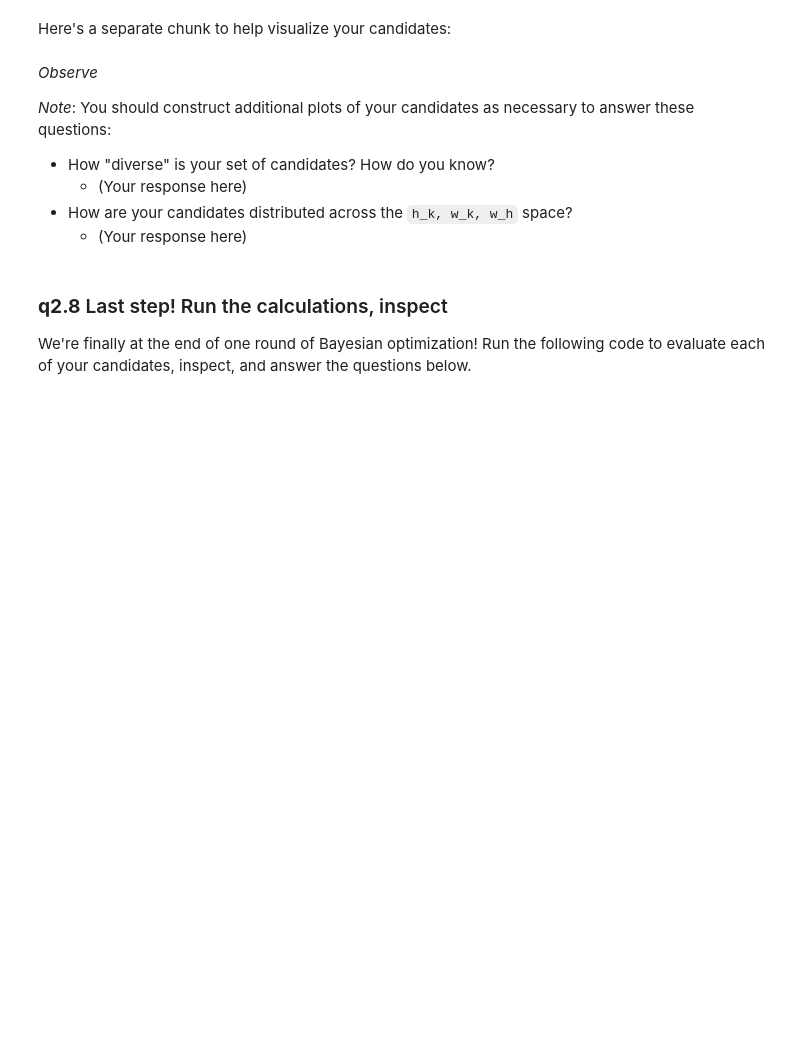
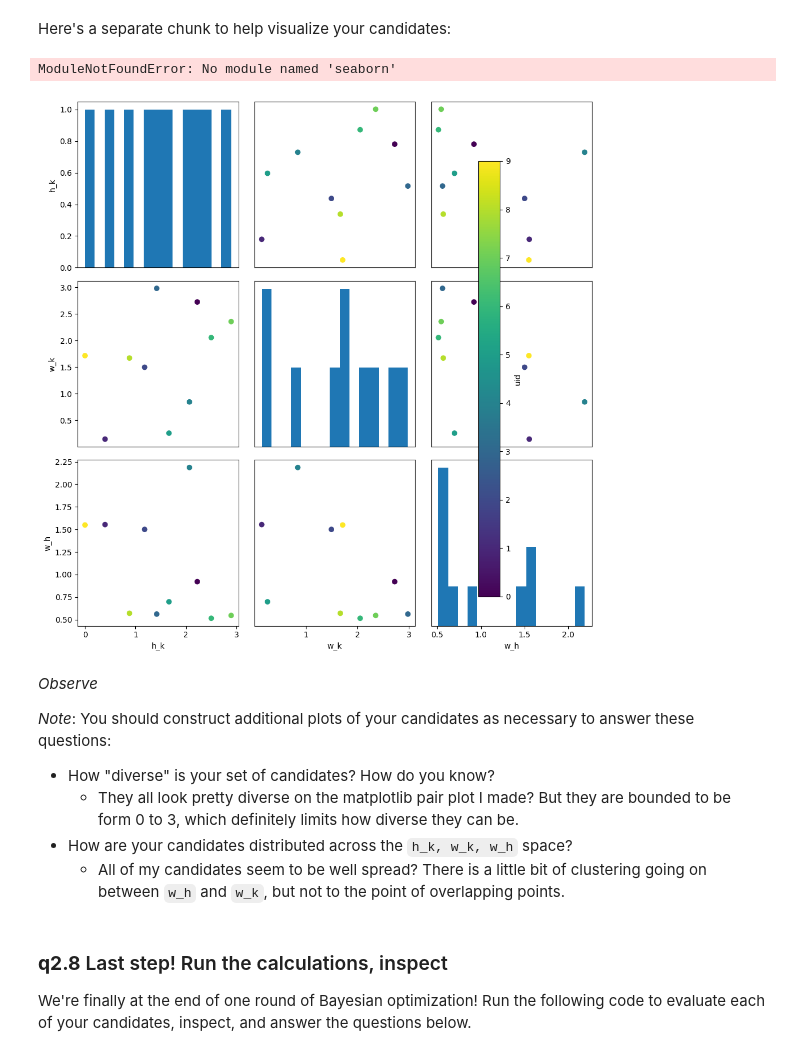
Before and after one commit to amineeva/PDO, a Jupyter notebook: assignments/nb6-surrogates-assignment.ipynb, the cells around one changed output. Drawn from its saved outputs; the diff is of its cells as text; code cells hidden in the pictures; blank space fills up the shorter version.

```diff
--- a/assignments/nb6-surrogates-assignment.ipynb
+++ b/assignments/nb6-surrogates-assignment.ipynb
@@ -1139,7 +1207,10 @@ Use the function `gr.fillna()` with a call to `gr.tf_mutate()` to replace the fa
 # TASK: Replace missing values of `angle` with a reasonable "filler" value
 ###
 
-# df_proc0 = ???
+df_proc0 = (
+    df_both0
+    >> gr.tf_mutate(angle=gr.fillna(DF.angle, np.pi))
+)
 
 
 df_proc0
@@ -1157,7 +1240,12 @@ Design a gaussian process to fit the training data `df_proc0`. You should provid
 #       Adjust the hyperparameters, and answer the questions below.
 ###
 
-# ft_gp_boat = ft_gp()
+ft_gp_boat = ft_gp(
+    out=["angle"],
+    var=["h_k", "w_k", "w_h"],
+    kernels=RBF([1, 1, 1], length_scale_bounds=(1e-2, 10)),
+    seed=seed0,
+)
 
 
 ## NOTE: No need to edit; use this to check & inspect your work
@@ -1236,21 +1384,57 @@ df_boat_candidates
 Here's a separate chunk to help visualize your candidates:
 # %%
 ## NOTE: You can use this visual to check your candidates
-# import seaborn as sns
-# sns.pairplot(
-#     df_boat_candidates,
-#     vars=["h_k", "w_k", "w_h"],
-#     hue="uid",
-# )
+import seaborn as sns
+sns.pairplot(
+    df_boat_candidates,
+    vars=["h_k", "w_k", "w_h"],
+    hue="uid",
+)
+# %% [output]
+ModuleNotFoundError: No module named 'seaborn'
+# %%
+vars_ = ["h_k", "w_k", "w_h"]
+
+fig, axes = plt.subplots(3, 3, figsize=(10, 10))
+
+for i, y in enumerate(vars_):
+    for j, x in enumerate(vars_):
+        ax = axes[i, j]
+
+        if i == j:
+            ax.hist(df_boat_candidates[x], bins=15)
+        else:
+            scatter = ax.scatter(
+                df_boat_candidates[x],
+                df_boat_candidates[y],
+                c=df_boat_candidates["uid"],
+                cmap="viridis"
+            )
+
+        if i == 2:
+            ax.set_xlabel(x)
+        else:
+            ax.set_xticks([])
+
+        if j == 0:
+            ax.set_ylabel(y)
+        else:
+            ax.set_yticks([])
+
+fig.colorbar(scatter, ax=axes, orientation="vertical", label="uid")
+plt.tight_layout()
+plt.show()
+# %% [output]
+[figure, added]
 # %% [markdown]
 *Observe*
 
 *Note*: You should construct additional plots of your candidates as necessary to answer these questions:
 
 - How "diverse" is your set of candidates? How do you know?
-  - (Your response here)
+  - They all look pretty diverse on the matplotlib pair plot I made? But they are bounded to be form 0 to 3, which definitely limits how diverse they can be.
 - How are your candidates distributed across the `h_k, w_k, w_h` space?
-  - (Your response here)
+  - All of my candidates seem to be well spread? There is a little bit of clustering going on between `w_h` and `w_k`, but not to the point of overlapping points.
 # %% [markdown]
 ### __q2.8__ Last step! Run the calculations, inspect
 
```
Also changed, not shown: parts of 14 cells of this notebook.
